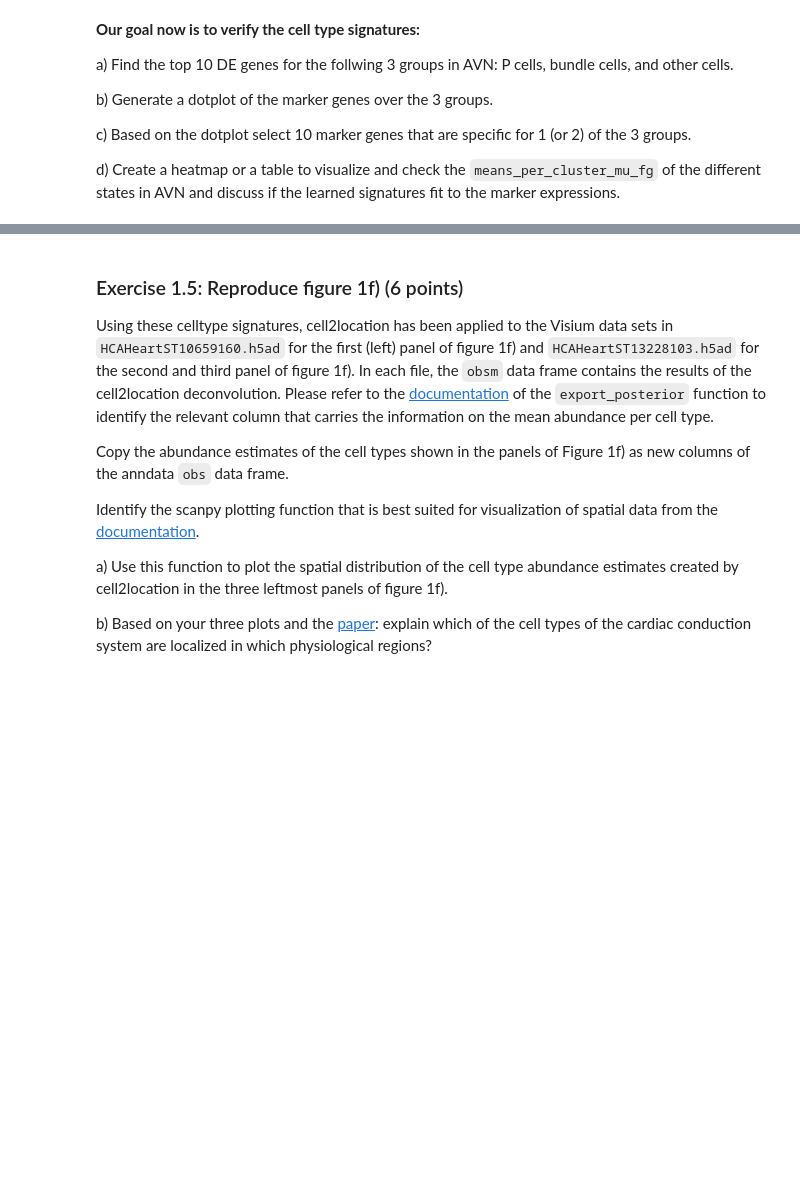
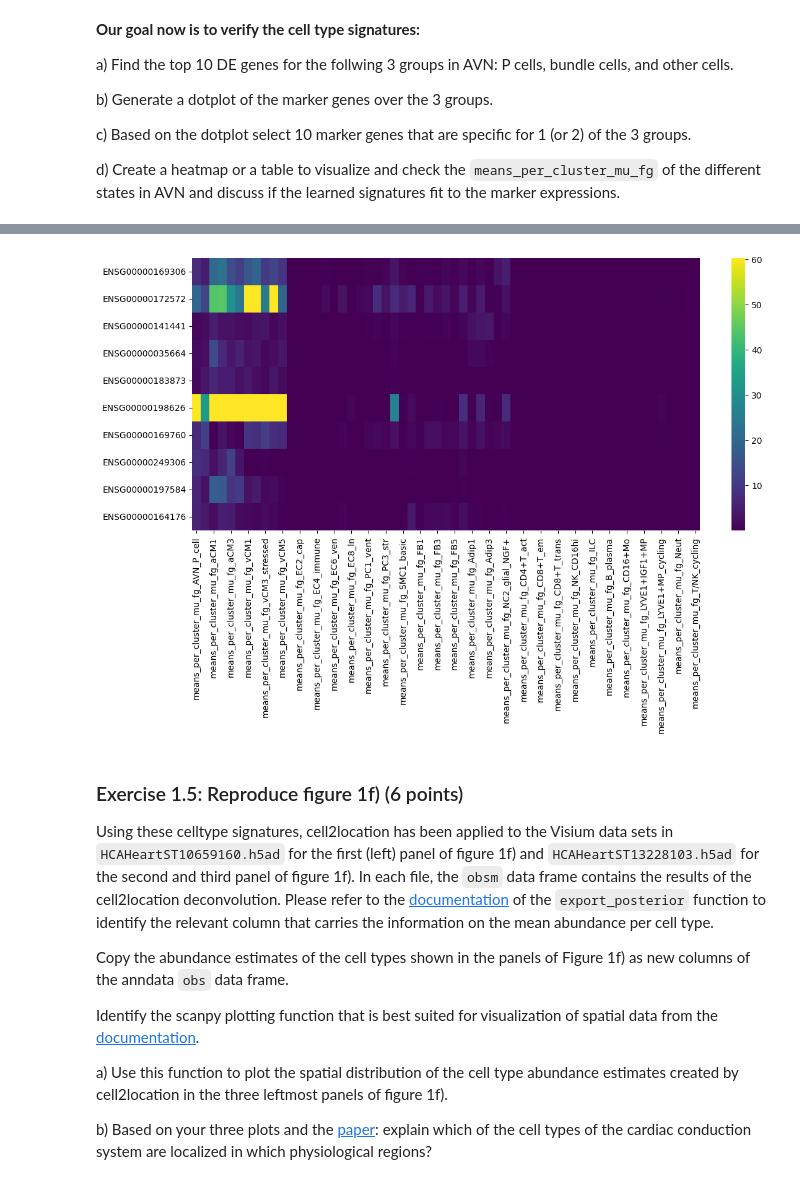
Before and after one commit to emmangoo/gobi, a Jupyter notebook: Semester/Exercise6/06_spatial_transcriptomics_exercise_ipynb_2026.ipynb, the cells around one changed output, grey strips where cells are left out. Drawn from its saved outputs; the diff is of its cells as text; code cells hidden in the pictures; blank space fills up the shorter version.

```diff
--- a/Semester/Exercise6/06_spatial_transcriptomics_exercise_ipynb_2026.ipynb
+++ b/Semester/Exercise6/06_spatial_transcriptomics_exercise_ipynb_2026.ipynb
@@ -198,3 +191,20 @@ Check keys: ['_scvi_manager_uuid', '_scvi_uuid', 'mod', 'gene_name-new', 'gene_n
+# %%
+# solution d
+adata_sc = sc.read_h5ad('/home/emma/PycharmProjects/gobi/Semester/Exercise6/data/cell2location/reference_signatures/AVN/sc.h5ad')
+
+# ensembl ids instead of gene names
+symbol_to_ens = dict(zip(adata_sc.var['gene_name-new'], adata_sc.var.index))
+valid_top10_ens = [symbol_to_ens.get(gene, None) for gene in top10_overall if symbol_to_ens.get(gene)]
+
+inf = adata_sc.varm['means_per_cluster_mu_fg']
+tab = inf.loc[valid_top10_ens]
+
+plt.figure(figsize=(12,8))
+sns.heatmap(tab, cmap='viridis', robust=True)
+plt.tight_layout()
+plt.show()
+# %% [output]
+[figure, added]
 # %% [markdown]
 
 ### Exercise 1.5: Reproduce figure 1f) (6 points)
```
Also changed, not shown: parts of 9 cells of this notebook.
